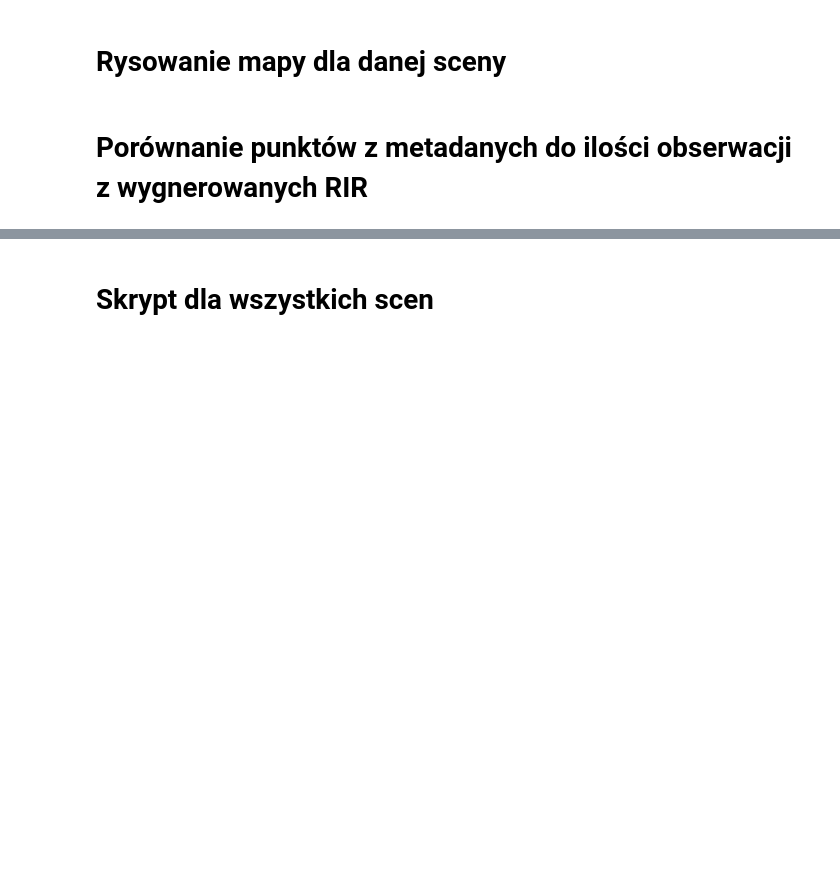
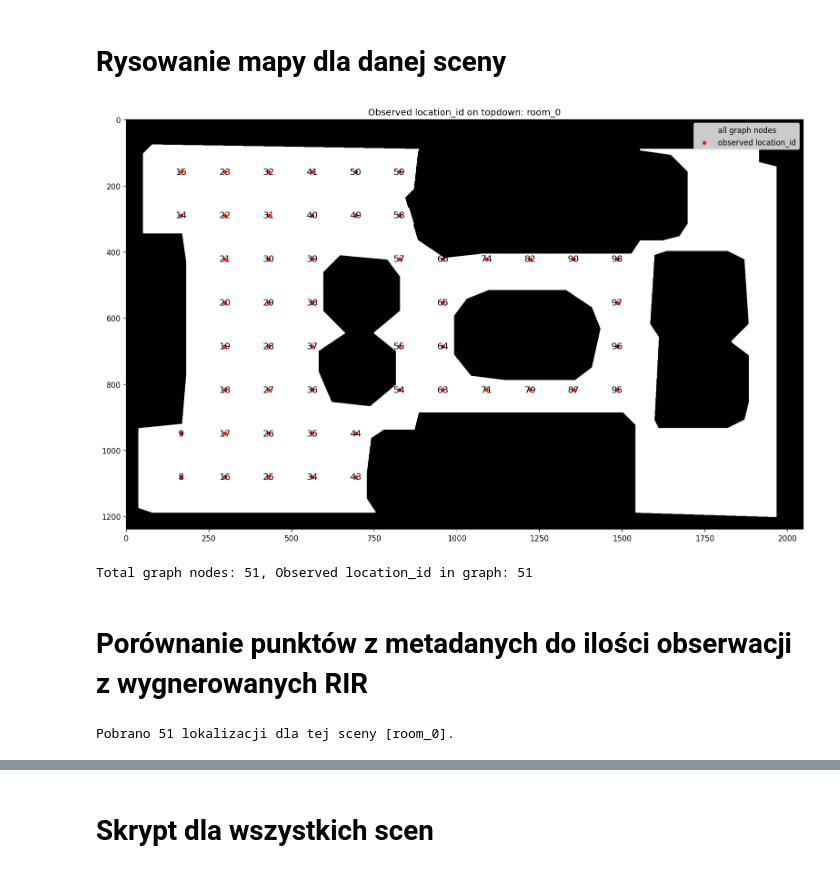
Before and after one commit to d4krzyk/MasterWorkVE-2.0, a Jupyter notebook: my-operations/check_data.ipynb, the cells around one changed output, grey strips where cells are left out. Saved outputs shown, nothing was run; the diff lists cells and outputs as text; code cells hidden in the pictures; blank space fills up the shorter version.

```diff
--- a/my-operations/check_data.ipynb
+++ b/my-operations/check_data.ipynb
@@ -333,7 +385,7 @@ import numpy as np
 # Load graph if not already in memory
 if "graph" not in globals():
     import pickle
-    with open(f"../metadata/replica/{scene}/graph.pkl", "rb") as f:
+    with open(f"metadata/replica/{scene}/graph.pkl", "rb") as f:
         graph = pickle.load(f)
 
 # Map node id -> (x, y, z) position
@@ -352,37 +404,42 @@ if len(node_positions) == 0:
 
 # All nodes (background)
 all_ids = sorted(node_positions.keys())
 all_pts = np.vstack([node_positions[i] for i in all_ids])
 all_px = (all_pts[:, 0] - min_b[0]) / meters_per_pixel
 all_pz = (all_pts[:, 2] - min_b[2]) / meters_per_pixel
 
 # Observed nodes (labeled)
 observ_ids_in_graph = [i for i in observ_ids if i in node_positions]
 if len(observ_ids_in_graph) > 0:
     obs_pts = np.vstack([node_positions[i] for i in observ_ids_in_graph])
     obs_px = (obs_pts[:, 0] - min_b[0]) / meters_per_pixel
     obs_pz = (obs_pts[:, 2] - min_b[2]) / meters_per_pixel
 else:
     obs_px = np.array([])
     obs_pz = np.array([])
 
 plt.figure(figsize=(16, 16), dpi=120)
 plt.imshow(topdown, origin="upper", cmap="gray")
 plt.scatter(all_px, all_pz, s=6, c="lightgray", alpha=0.5, label="all graph nodes")
 plt.scatter(obs_px, obs_pz, s=18, c="red", alpha=0.9, label="observed location_id")
 
 # Add location_id labels
 for loc_id, x_px, z_px in zip(observ_ids_in_graph, obs_px, obs_pz):
     plt.text(x_px, z_px, str(loc_id), color="black", fontsize=12, ha="center", va="center")
 
 plt.legend()
 plt.title(f"Observed location_id on topdown: {scene}")
 plt.show()
 print(f"Total graph nodes: {len(all_ids)}, Observed location_id in graph: {len(observ_ids_in_graph)}")
+# %% [output]
+[figure, added]
+Total graph nodes: 51, Observed location_id in graph: 51
 # %% [markdown]
 # Porównanie punktów z metadanych do ilości obserwacji z wygnerowanych RIR
 # %%
 
 print(f"Pobrano {len(all_pts)} lokalizacji dla tej sceny [{scene}].")
+# %% [output]
+Pobrano 51 lokalizacji dla tej sceny [room_0].
 # %%
 print(df.groupby("scene")["location_id"].nunique())
```
Also changed, not shown: parts of 10 cells of this notebook, 10 other files.
